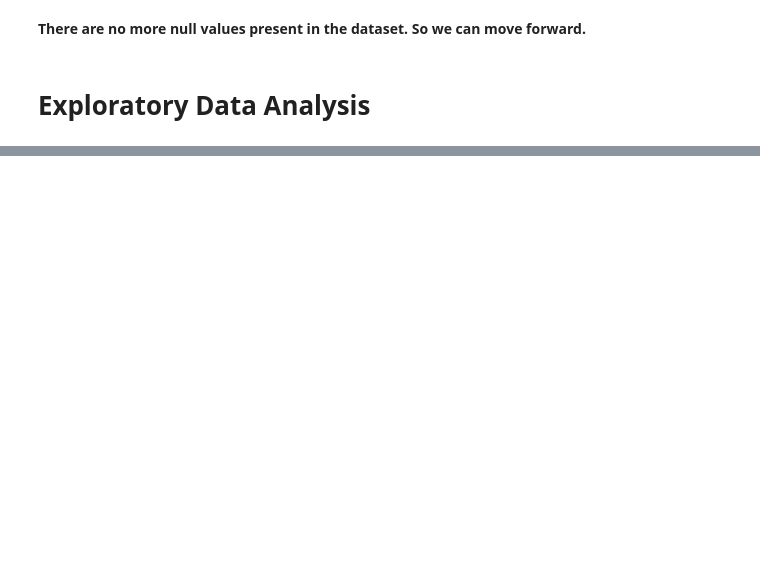
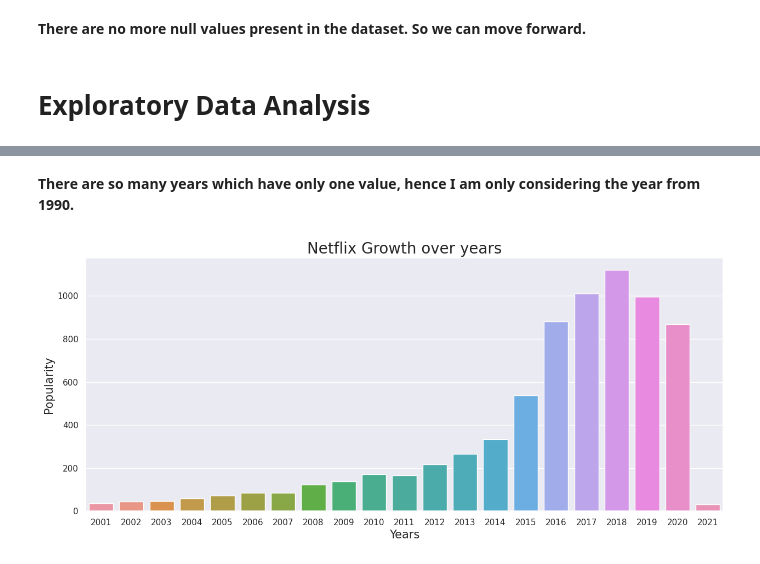
Before and after one commit to anasmalik081/Netflix-Movies-and-TV-Shows-Clustering-Capstone-Project, a Jupyter notebook: Individual_Notebook_Netflix_Movies_and_TV_Shows_Clustering_Capstone_Project.ipynb, the cells around one changed output, grey strips where cells are left out. Saved outputs shown, nothing was run; the diff lists cells and outputs as text; code cells hidden in the pictures; blank space fills up the shorter version.

```diff
--- a/Individual_Notebook_Netflix_Movies_and_TV_Shows_Clustering_Capstone_Project.ipynb
+++ b/Individual_Notebook_Netflix_Movies_and_TV_Shows_Clustering_Capstone_Project.ipynb
@@ -320,0 +355,17 @@ sns.heatmap(df.isnull())
+# %% [markdown]
+**There are so many years which have only one value, hence I am only considering the year from 1990.**
+# %%
+# movies released after 2000
+growth_year = df[df['release_year'] > 2000]
+# %%
+# setting the figure size
+plt.figure(figsize=(15, 6))
+
+# visualizing countplot
+sns.countplot(data=growth_year, x='release_year')
+plt.title("Netflix Growth over years", size=20)
+plt.xlabel("Years", size=15)
+plt.ylabel("Popularity", size=15)
+plt.show()
+# %% [output]
+[figure, added]
```
Also changed, not shown: parts of 25 cells of this notebook.
